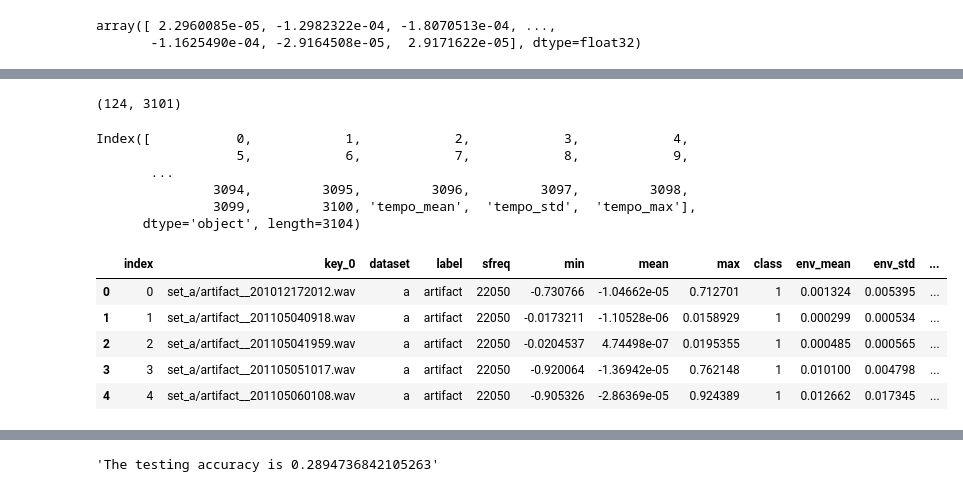
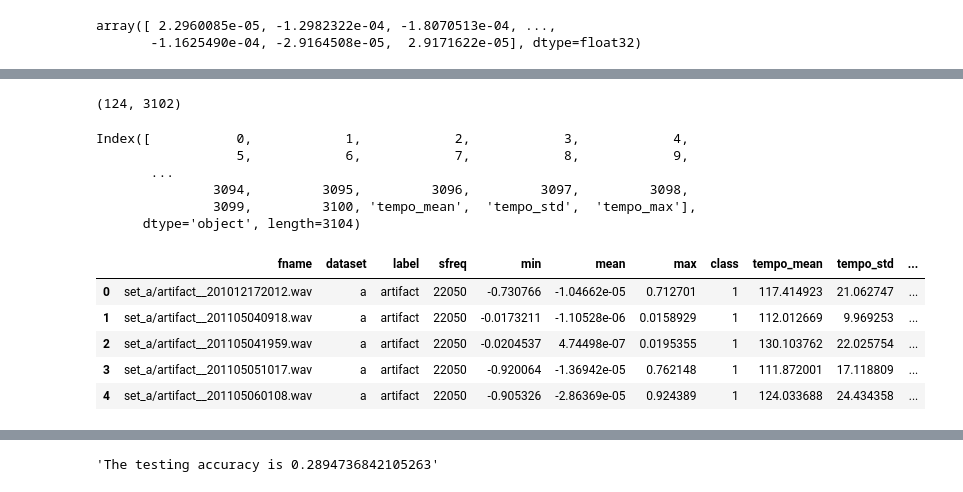
Before and after one commit to rajsandhu1989/feature_engineering, a Jupyter notebook: Sound Feature Engineering/sound_feature_engineering.ipynb, the cells around one changed output, grey strips where cells are left out. Drawn from its saved outputs; the diff is of its cells as text; code cells hidden in the pictures.

```diff
--- a/Sound Feature Engineering/sound_feature_engineering.ipynb
+++ b/Sound Feature Engineering/sound_feature_engineering.ipynb
@@ -209,6 +211,6 @@ set_a\normal__201108011118.wav    0.038700  0.029629  0.088527
 # %% [markdown]
 ## Add these values of envolpe into the main dataset we have created. Merge two dataframes
 # %%
-data_df=data_df.set_index('fname')
+data_df=data_df.reset_index()
 data_df.head()
 # %% [output]
@@ -222,5 +223,5 @@ data_df.head()
 # %%
-data_df=data_df.merge(audio_all_env[['env_mean','env_std','env_max']], on=data_df.index, how='left')
-data_df.reset_index()
-data_df.head()
+data_df_1=data_df.merge(audio_all_env[['env_mean','env_std','env_max', 'fname']], on='fname', how='left', left_index=True, right_index=True)
+#data_df.reset_index()
+data_df_1.head()
 # %% [output]
@@ -230,7 +231,3 @@ data_df.head()
 | 2 | set_a/artifact__201105041959.wav | a | artifact | 22050 | -0.0204537 | 4.74498e-07 | 0.0195355 | 1 | 0.000485 | 0.000565 | 0.003529 |
 | 3 | set_a/artifact__201105051017.wav | a | artifact | 22050 | -0.920064 | -1.36942e-05 | 0.762148 | 1 | 0.010100 | 0.004798 | 0.027056 |
 | 4 | set_a/artifact__201105060108.wav | a | artifact | 22050 | -0.905326 | -2.86369e-05 | 0.924389 | 1 | 0.012662 | 0.017345 | 0.125319 |
-# %%
-data_df=data_df.set_index('key_0')
-data_df.drop(columns='index', axis=1, inplace=True)
-data_df.head()
@@ -293,7 +282,7 @@ for i in range(len(files)):
     audio_tempo = lr.beat.tempo(files[i], sr=sfreq, hop_length=2**6, aggregate=None)
     file_temp.append(audio_tempo)
 audio_all_tempo=pd.DataFrame(file_temp)
-audio_all_tempo.index=names
+audio_all_tempo['fname']=names
 audio_all_tempo.head()
 # %% [output]
 Starting file 0
@@ -323,7 +312,7 @@ Starting file 123
 # %%
 print(audio_all_tempo.shape)
 # %% [output]
-(124, 3101)
+(124, 3102)
 # %%
 audio_all_tempo['tempo_mean']= audio_all_tempo.mean(axis=1)
 audio_all_tempo['tempo_std']=audio_all_tempo.std(axis=1)
@@ -338,15 +327,15 @@ Index([           0,            1,            2,            3,            4,
                3099,         3100, 'tempo_mean',  'tempo_std',  'tempo_max'],
       dtype='object', length=3104)
 # %%
-data_df=data_df.merge(audio_all_tempo[['tempo_mean','tempo_std','tempo_max']], on=data_df.index, how='left').reset_index()
-data_df.head()
+data_df1=data_df.merge(audio_all_tempo[['tempo_mean','tempo_std','tempo_max', 'fname']], on='fname', how='left', left_index=True, right_index=True)
+data_df1.head()
 # %% [output]
-|  | index | key_0 | dataset | label | sfreq | min | mean | max | class | env_mean | env_std | ... |
-| 0 | 0 | set_a/artifact__201012172012.wav | a | artifact | 22050 | -0.730766 | -1.04662e-05 | 0.712701 | 1 | 0.001324 | 0.005395 | ... |
-| 1 | 1 | set_a/artifact__201105040918.wav | a | artifact | 22050 | -0.0173211 | -1.10528e-06 | 0.0158929 | 1 | 0.000299 | 0.000534 | ... |
-| 2 | 2 | set_a/artifact__201105041959.wav | a | artifact | 22050 | -0.0204537 | 4.74498e-07 | 0.0195355 | 1 | 0.000485 | 0.000565 | ... |
-| 3 | 3 | set_a/artifact__201105051017.wav | a | artifact | 22050 | -0.920064 | -1.36942e-05 | 0.762148 | 1 | 0.010100 | 0.004798 | ... |
-| 4 | 4 | set_a/artifact__201105060108.wav | a | artifact | 22050 | -0.905326 | -2.86369e-05 | 0.924389 | 1 | 0.012662 | 0.017345 | ... |
+|  | fname | dataset | label | sfreq | min | mean | max | class | tempo_mean | tempo_std | ... |
+| 0 | set_a/artifact__201012172012.wav | a | artifact | 22050 | -0.730766 | -1.04662e-05 | 0.712701 | 1 | 117.414923 | 21.062747 | ... |
+| 1 | set_a/artifact__201105040918.wav | a | artifact | 22050 | -0.0173211 | -1.10528e-06 | 0.0158929 | 1 | 112.012669 | 9.969253 | ... |
+| 2 | set_a/artifact__201105041959.wav | a | artifact | 22050 | -0.0204537 | 4.74498e-07 | 0.0195355 | 1 | 130.103762 | 22.025754 | ... |
+| 3 | set_a/artifact__201105051017.wav | a | artifact | 22050 | -0.920064 | -1.36942e-05 | 0.762148 | 1 | 111.872001 | 17.118809 | ... |
+| 4 | set_a/artifact__201105060108.wav | a | artifact | 22050 | -0.905326 | -2.86369e-05 | 0.924389 | 1 | 124.033688 | 24.434358 | ... |
 # %%
 data_df=data_df.set_index('key_0')
 #data_df.drop(columns='index', axis=1, inplace=True)
```
Also changed, not shown: parts of 9 cells of this notebook, 5 other files.
